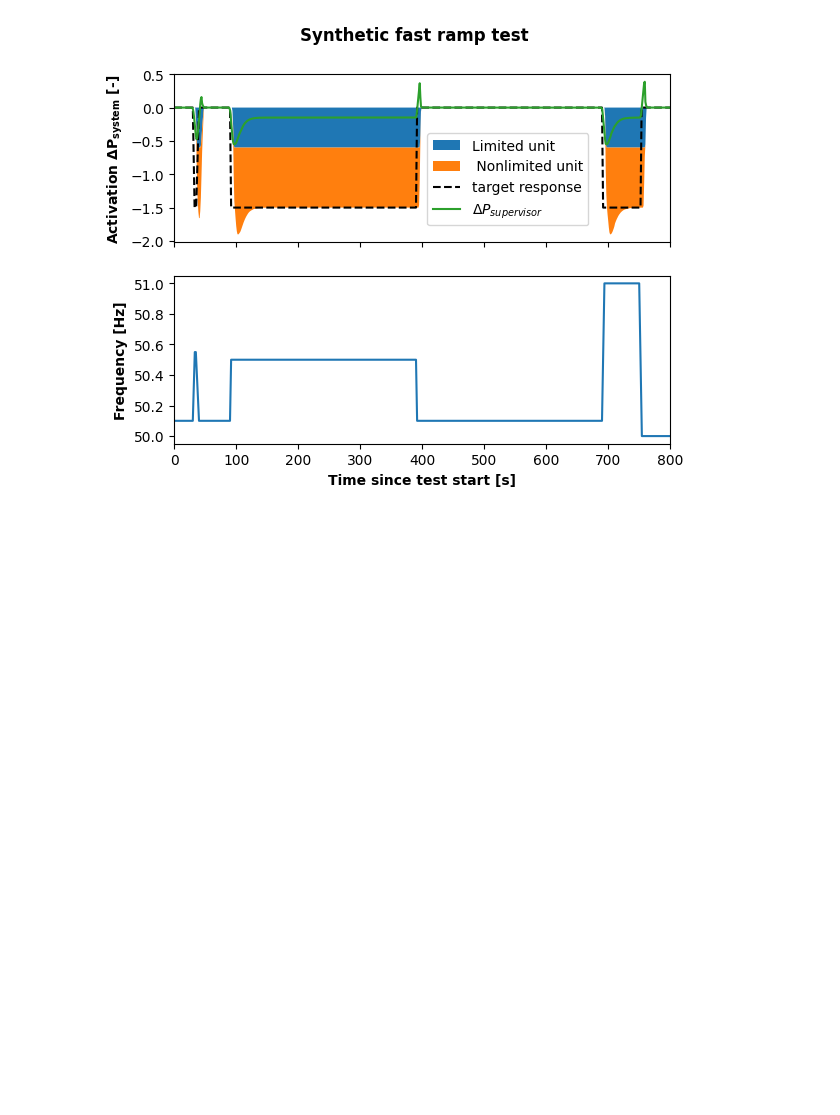
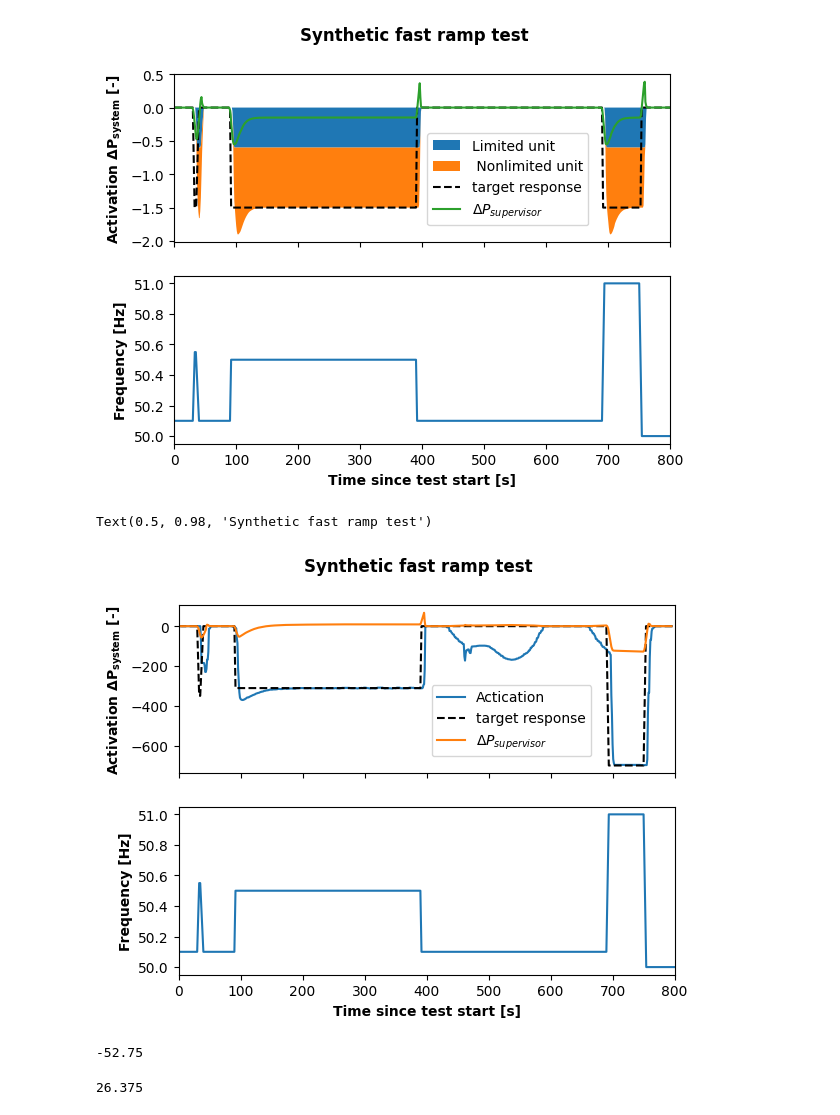
Before and after one commit to MortenHay/Bachelor, a Jupyter notebook: miscplotting.ipynb, the cells around one changed output. Drawn from its saved outputs; the diff is of its cells as text; code cells hidden in the pictures; blank space fills up the shorter version.

```diff
--- a/miscplotting.ipynb
+++ b/miscplotting.ipynb
@@ -196,3 +196,63 @@ fig.suptitle('Synthetic fast ramp test',weight='bold')
 # %% [output]
 Text(0.5, 0.98, 'Synthetic fast ramp test')
 [figure]
+# %%
+filepath = 'saved/700W0_9Hz.json'
+#filepath = 'tests/131125,150041.json'
+fig, axs = plt.subplots(2,1,sharex=True)
+with open(filepath) as file:
+    data = [json.loads(line) for line in file]
+
+df = pd.DataFrame.from_records(data)
+start = dt.datetime.fromtimestamp(df.loc[df['type']=='start','value'].iloc[0]) - dt.timedelta(hours=1)
+stop = dt.datetime.fromtimestamp(df['time_stamp'].iloc[-1]) - dt.timedelta(hours=1)
+df = df.loc[df['type'] != 'start']
+df['cols'] = (np.array(df['type'].values) + '@' + df['unit'].values)
+df_pivot = df.pivot_table(values="value", columns="cols", index="time_stamp")
+df_pivot = df_pivot.interpolate(method="linear")
+df_pivot.index = pd.to_datetime(df_pivot.index, unit="s")
+# Resample the data
+df_resampled = df_pivot.resample("s").mean()
+
+# Interpolate the measurements
+df_resampled = df_resampled.interpolate()
+df_resampled['offset'] = (df_resampled.index - df_resampled.index[0]).total_seconds()
+axs[0].plot(df_resampled['offset'],df_resampled['delta P@pi_1'],label='Actication')
+
+start = dt.datetime.now()
+
+test = synthetics.FastRampTest(start)
+active_bid = 700
+ts = np.arange(start,start + dt.timedelta(seconds=800),dt.timedelta(seconds=0.1)).astype(dt.datetime)
+toffs = np.array([(t-start).total_seconds() for t in ts])
+fs = np.array([test.measure_frequency(t) for t in ts])
+dfs = fs-50.1
+R = 0.9/active_bid
+dPs = np.array([clamp(-df/R,-active_bid,0) for df in dfs])
+
+
+axs[0].plot(toffs,dPs,color='black',linestyle='--', label = 'target response')
+axs[0].plot(df_resampled['offset'],df_resampled['delta P supervisor@supervisor'], label = r'$\Delta P_{supervisor}$')
+axs[0].set_xlim(0,800)
+axs[0].legend(loc=(0.51,0.1))
+axs[0].set_ylabel(r'Activation $\mathbf{\Delta P_{system}}$ [-]',weight='bold')
+axs[1].plot(toffs,fs,label = 'frequency')
+axs[1].set_ylabel('Frequency [Hz]',weight='bold')
+axs[1].set_xlabel('Time since test start [s]',weight='bold')
+fig.suptitle('Synthetic fast ramp test',weight='bold')
+# %% [output]
+Text(0.5, 0.98, 'Synthetic fast ramp test')
+[figure, added]
+# %%
+df = df_resampled
+df.loc[(df['offset']>=90) & (df['offset']<=110),'delta P system@supervisor'].min()-(-200)
+# %% [output]
+-52.75
+# %%
+def overshoot(df:pd.DataFrame,target,start_time,end_time):
+    result = df.loc[(df['offset']>=start_time) & (df['offset']<=end_time),'delta P system@supervisor'].min()
+    result = abs((result-target)/target)
+    return result * 100
+overshoot(df_resampled,-200,90,110)
+# %% [output]
+26.375
```
Also changed, not shown: parts of 1 cell of this notebook, 3 other files.
